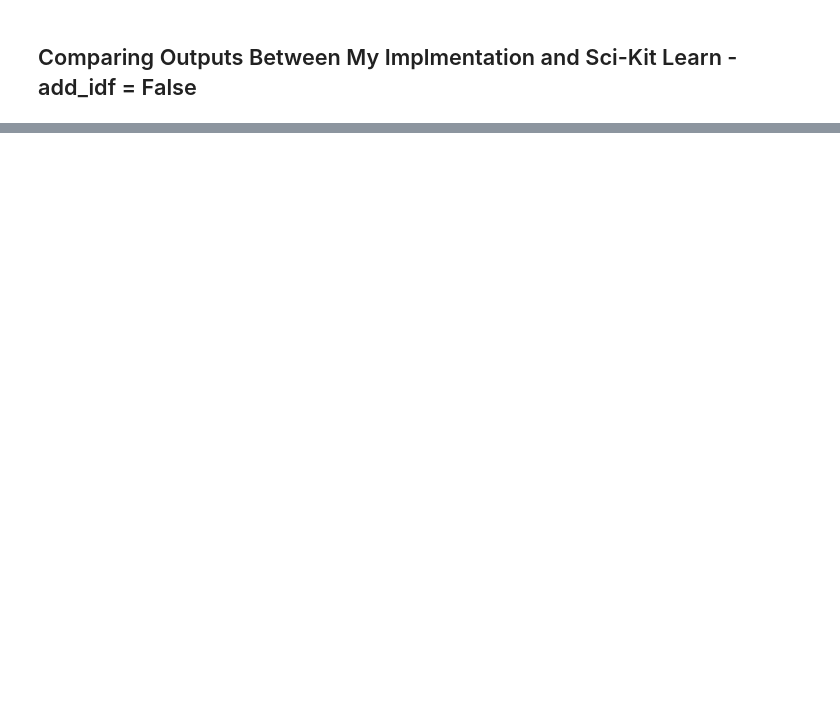
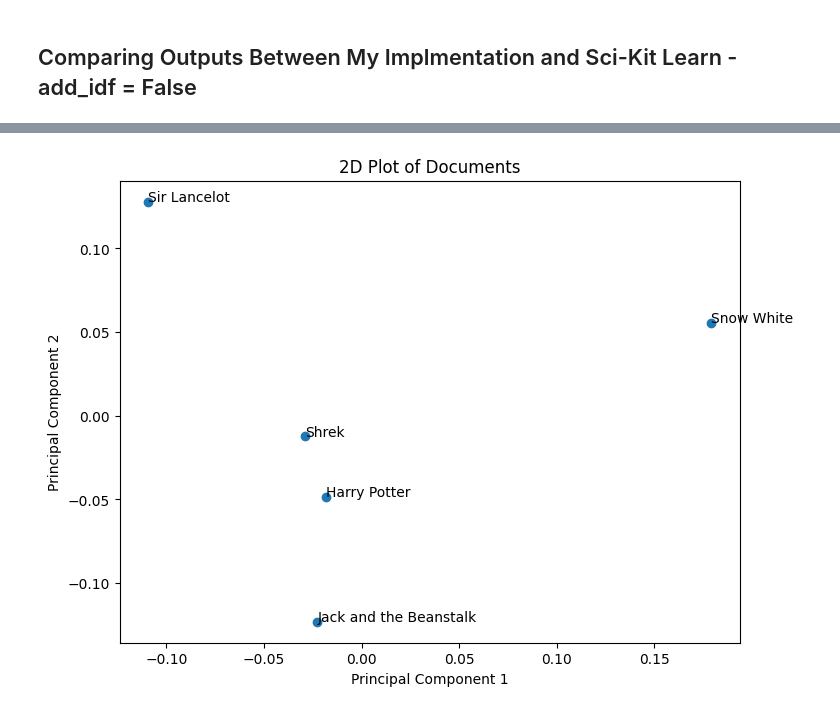
Before and after one commit to t-madeley/tfidf_from_scratch, a Jupyter notebook: notebooks/run_tfidf_functions_and_compare.ipynb, the cells around one changed output, grey strips where cells are left out. Saved outputs shown, nothing was run; the diff lists cells and outputs as text; code cells hidden in the pictures; blank space fills up the shorter version.

Commit message:
added plot to nb, updated tests, changed sklearn var name

```diff
--- a/notebooks/run_tfidf_functions_and_compare.ipynb
+++ b/notebooks/run_tfidf_functions_and_compare.ipynb
@@ -348,0 +390,29 @@ In [14] used 9.7 MiB RAM in 0.24s (system mean cpu 15%, single max cpu 70%), pea
+# %%
+import numpy as np
+from sklearn.decomposition import PCA
+import matplotlib.pyplot as plt
+
+
+def plot_documents_2d(vectors, labels):
+    # Convert the list of vectors to a numpy array
+    X = np.array(vectors)
+
+    # Perform PCA to reduce dimensionality to 2
+    pca = PCA(n_components=2)
+    X_pca = pca.fit_transform(X)
+
+    # Create a scatter plot of the documents
+    plt.figure(figsize=(8, 6))
+    plt.scatter(X_pca[:, 0], X_pca[:, 1])
+
+    # Add labels to the points
+    for i, label in enumerate(labels):
+        plt.annotate(label, (X_pca[i, 0], X_pca[i, 1]))
+
+    # Add labels and title
+    plt.xlabel("Principal Component 1")
+    plt.ylabel("Principal Component 2")
+    plt.title("2D Plot of Documents")
+
+    # Display the plot
+    plt.show()
@@ -348,0 +421,12 @@ In [14] used 9.7 MiB RAM in 0.24s (system mean cpu 15%, single max cpu 70%), pea
+# %%
+titles = [
+    "Sir Lancelot",
+    "Jack and the Beanstalk",
+    "Snow White",
+    "Harry Potter",
+    "Shrek",
+]
+
+plot_documents_2d(tfidf_vectors, titles)
+# %% [output]
+[figure, added]
```
Also changed, not shown: parts of 17 cells of this notebook, 4 other files.
